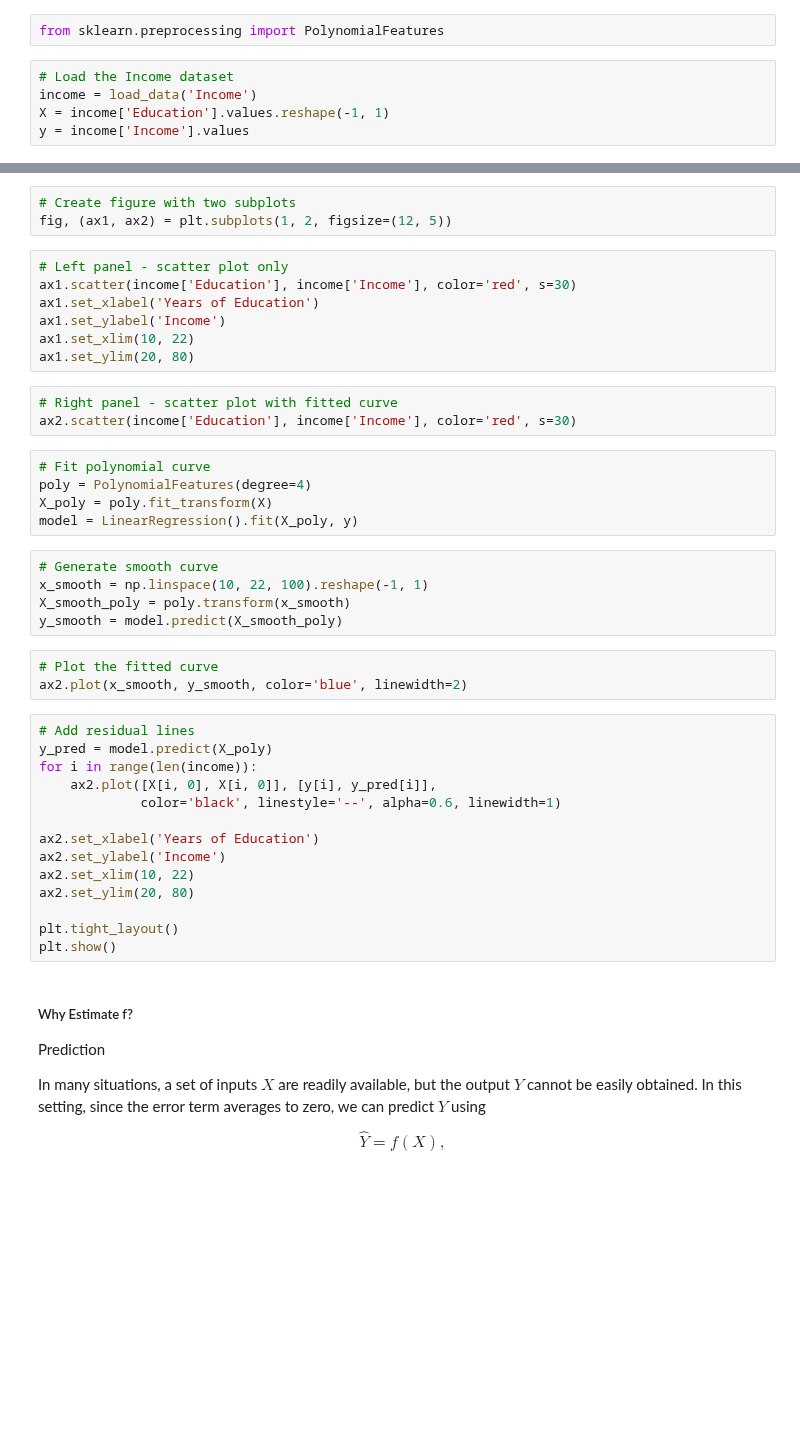
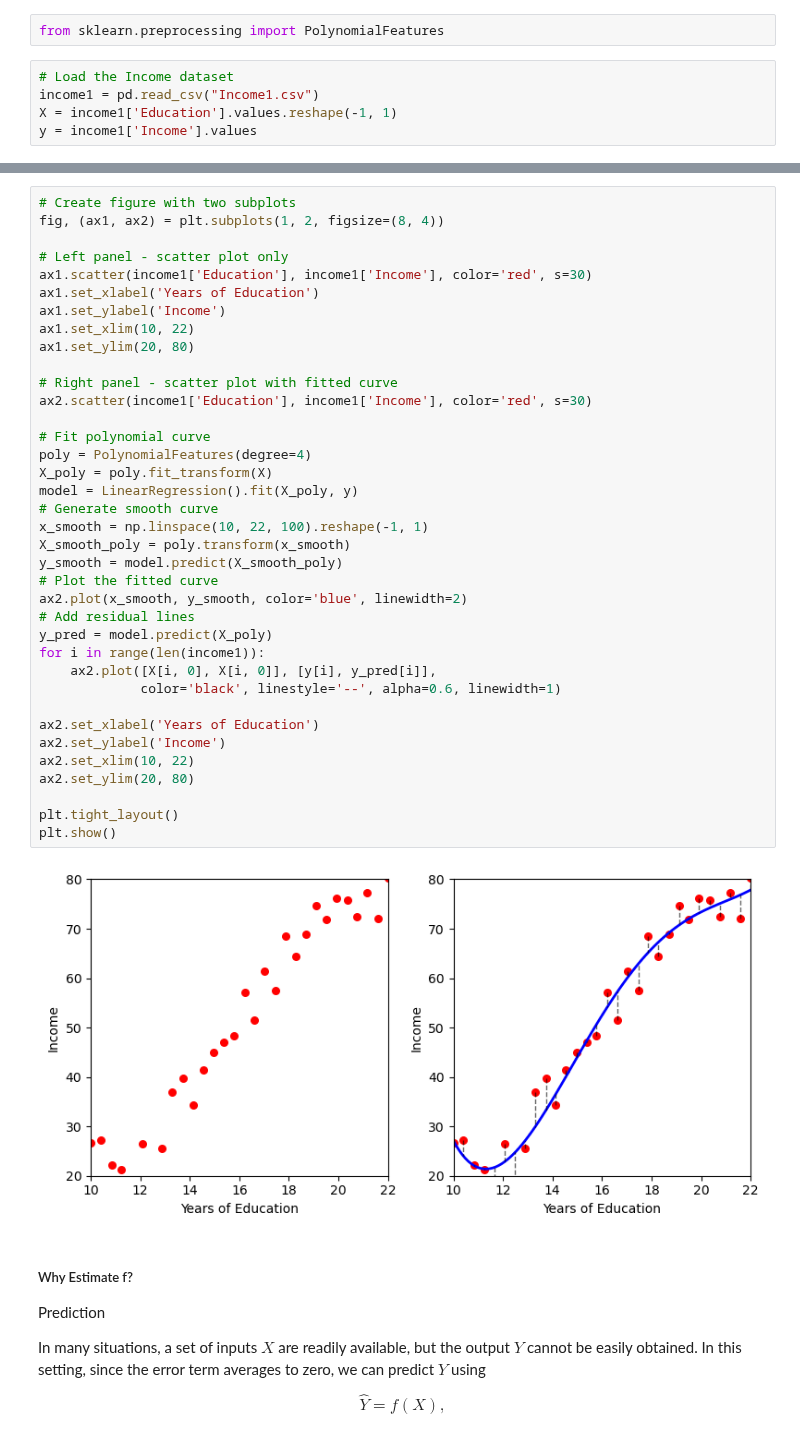
Before and after one commit to zozoking101/An-Introduction-to-Statistical-Learning-with-Applications-in-Python, a Jupyter notebook: 2_Statistical_Learning/Chapter_2.ipynb, the cells around one changed output, grey strips where cells are left out. Drawn from its saved outputs; the diff is of its cells as text; blank space fills up the shorter version.

```diff
--- a/2_Statistical_Learning/Chapter_2.ipynb
+++ b/2_Statistical_Learning/Chapter_2.ipynb
@@ -77,6 +76,6 @@ plt.show()
 from sklearn.preprocessing import PolynomialFeatures
 # %%
 # Load the Income dataset
-income = load_data('Income')
-X = income['Education'].values.reshape(-1, 1)
-y = income['Income'].values
+income1 = pd.read_csv("Income1.csv")
+X = income1['Education'].values.reshape(-1, 1)
+y = income1['Income'].values
@@ -85,43 +82,42 @@ FileNotFoundError: [Errno 2] No such file or directory: 'c:\\Users\\Zoe Oladokun
-# %%
-# Create figure with two subplots
-fig, (ax1, ax2) = plt.subplots(1, 2, figsize=(12, 5))
 # %%
+# Create figure with two subplots
+fig, (ax1, ax2) = plt.subplots(1, 2, figsize=(8, 4))
+
 # Left panel - scatter plot only
-ax1.scatter(income['Education'], income['Income'], color='red', s=30)
+ax1.scatter(income1['Education'], income1['Income'], color='red', s=30)
 ax1.set_xlabel('Years of Education')
 ax1.set_ylabel('Income')
 ax1.set_xlim(10, 22)
 ax1.set_ylim(20, 80)
+
+# Right panel - scatter plot with fitted curve
+ax2.scatter(income1['Education'], income1['Income'], color='red', s=30)
+
+# Fit polynomial curve
+poly = PolynomialFeatures(degree=4)
+X_poly = poly.fit_transform(X)
+model = LinearRegression().fit(X_poly, y)
+# Generate smooth curve
+x_smooth = np.linspace(10, 22, 100).reshape(-1, 1)
+X_smooth_poly = poly.transform(x_smooth)
+y_smooth = model.predict(X_smooth_poly)
+# Plot the fitted curve
+ax2.plot(x_smooth, y_smooth, color='blue', linewidth=2)
+# Add residual lines
+y_pred = model.predict(X_poly)
+for i in range(len(income1)):
+    ax2.plot([X[i, 0], X[i, 0]], [y[i], y_pred[i]],
+             color='black', linestyle='--', alpha=0.6, linewidth=1)
+
+ax2.set_xlabel('Years of Education')
+ax2.set_ylabel('Income')
+ax2.set_xlim(10, 22)
+ax2.set_ylim(20, 80)
+
+plt.tight_layout()
+plt.show()
+# %% [output]
+[figure, added]
-# %%
-# Right panel - scatter plot with fitted curve
-ax2.scatter(income['Education'], income['Income'], color='red', s=30)
-# %%
-# Fit polynomial curve
-poly = PolynomialFeatures(degree=4)
-X_poly = poly.fit_transform(X)
-model = LinearRegression().fit(X_poly, y)
-# %%
-# Generate smooth curve
-x_smooth = np.linspace(10, 22, 100).reshape(-1, 1)
-X_smooth_poly = poly.transform(x_smooth)
-y_smooth = model.predict(X_smooth_poly)
-# %%
-# Plot the fitted curve
-ax2.plot(x_smooth, y_smooth, color='blue', linewidth=2)
-# %%
-# Add residual lines
-y_pred = model.predict(X_poly)
-for i in range(len(income)):
-    ax2.plot([X[i, 0], X[i, 0]], [y[i], y_pred[i]],
-             color='black', linestyle='--', alpha=0.6, linewidth=1)
-
-ax2.set_xlabel('Years of Education')
-ax2.set_ylabel('Income')
-ax2.set_xlim(10, 22)
-ax2.set_ylim(20, 80)
-
-plt.tight_layout()
-plt.show()
 # %% [markdown]
 ##### Why Estimate f?
 
```
Also changed, not shown: parts of 13 cells of this notebook, 2 other files.
